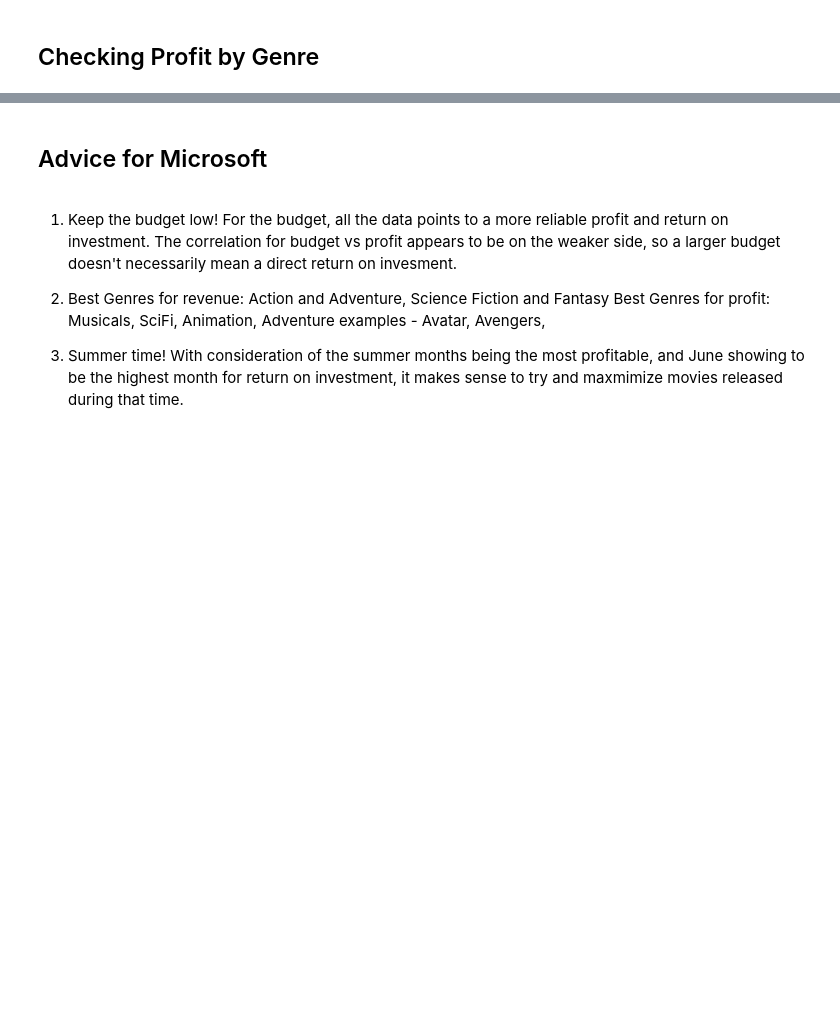
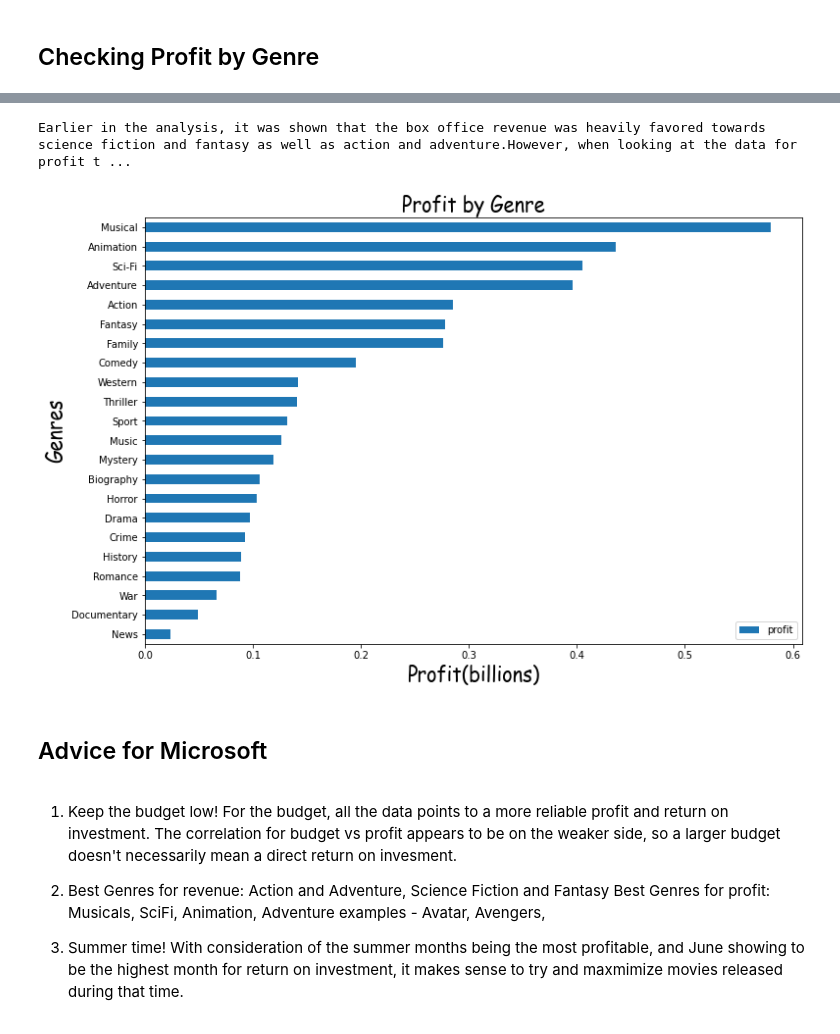
Before and after one commit to andrewkoji/Phase-1-Project---Movie-Analysis, a Jupyter notebook: Movie_Analysis.ipynb, the cells around one changed output, grey strips where cells are left out. Saved outputs shown, nothing was run; the diff lists cells and outputs as text; code cells hidden in the pictures; blank space fills up the shorter version.

```diff
--- a/Movie_Analysis.ipynb
+++ b/Movie_Analysis.ipynb
@@ -496,16 +553,21 @@ imdb_budgets_genres = imdb_budgets.explode('genres')
 # %%
-imdb_budgets_genres_by_profit = imdb_budgets_genres.groupby('genres')['profit'].mean()
+imdb_budgets_genres_by_profit = imdb_budgets_genres.groupby('genres')['profit'].mean().reset_index()
+imdb_budgets_genres_by_profit = imdb_budgets_genres_by_profit.sort_values('profit')
+
 imdb_budgets_genres_by_profit.plot(x='genres',y='profit',kind='barh',figsize=(12,8))
 plt.xlabel('Profit(billions)',size=20,**csfont)
 plt.ylabel('Genres',size=20,**csfont)
 plt.title('Profit by Genre',size=20,**csfont)
 plt.savefig('Profit_by_Genre.jpeg')
 
 
 
 print('Earlier in the analysis, it was shown that the box office revenue was heavily favored towards science fiction and fantasy as well as action and adventure.\
 However, when looking at the data for profit the spread is slightly different. Musicals appear to be the most profitable genres along with Scifi and animation\
  performing at a high rate. While not as strong as at the box office, action, fantasy, family and adventure also appear to be very profitable genres as well.')
+# %% [output]
+Earlier in the analysis, it was shown that the box office revenue was heavily favored towards science fiction and fantasy as well as action and adventure.However, when looking at the data for profit t ...
+[figure, added]
 # %% [markdown]
 ## Advice for Microsoft
 # %% [markdown]
```
Also changed, not shown: parts of 24 cells of this notebook.
